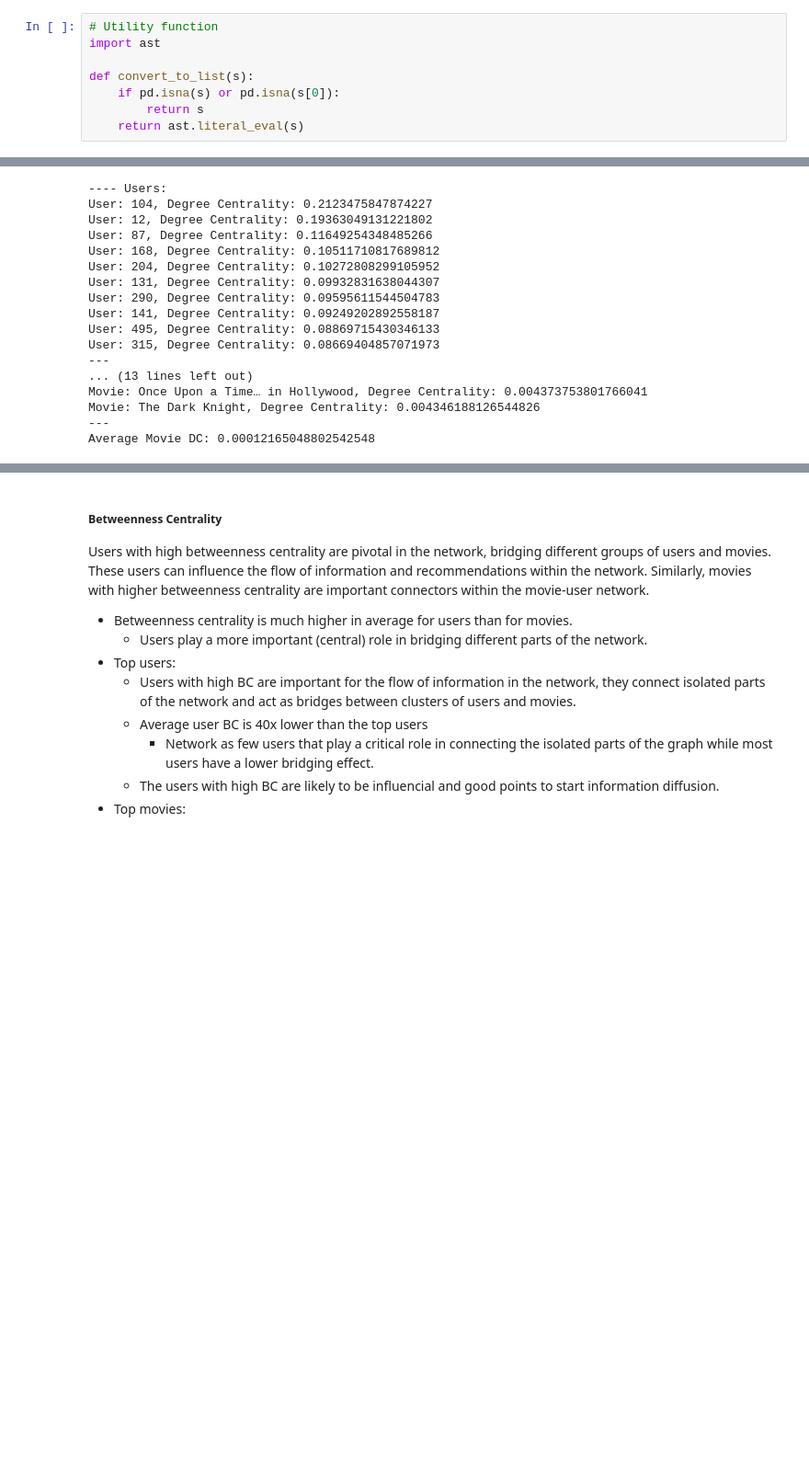
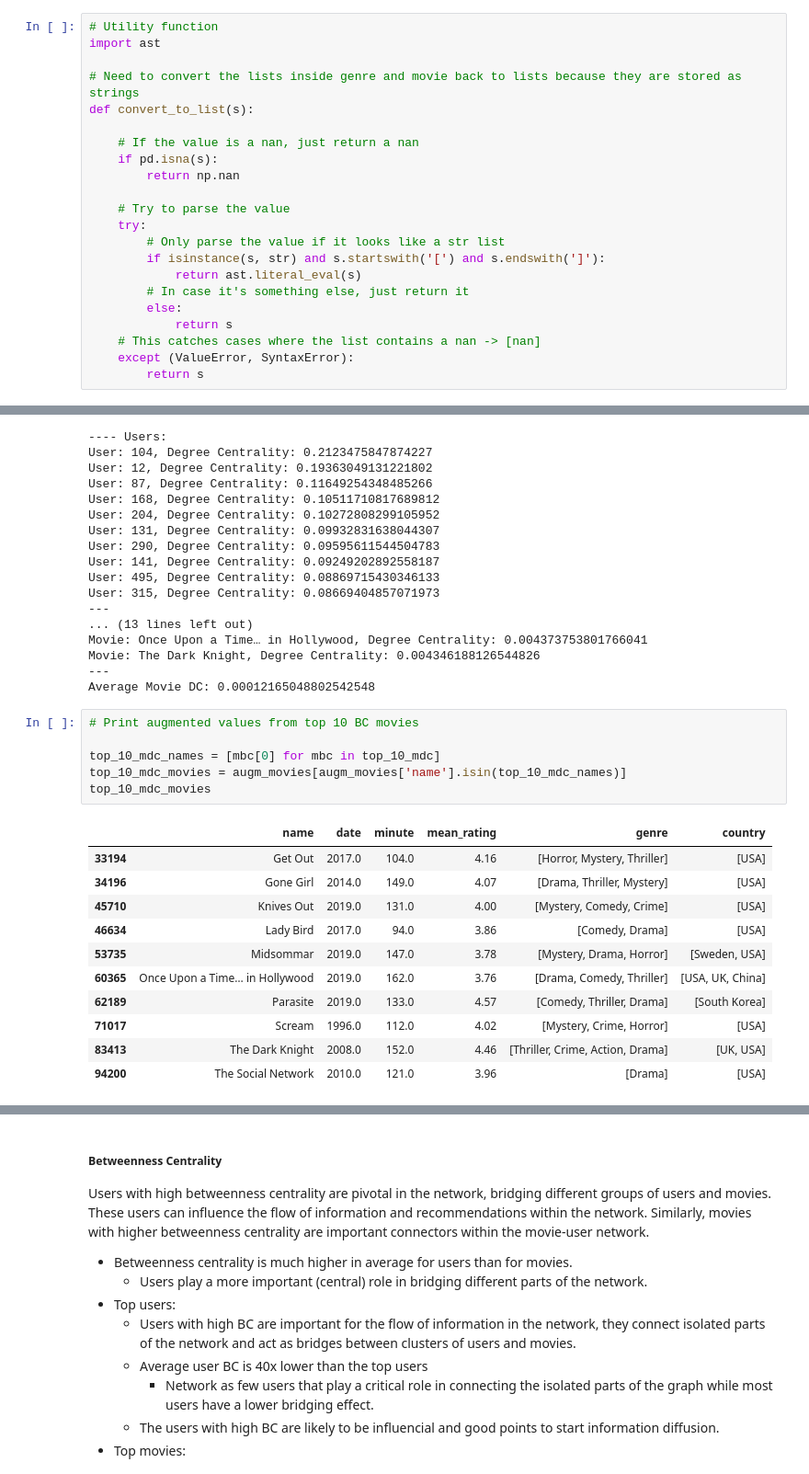
Before and after one commit to DiogoRoch/SMA-Lboxd, a Jupyter notebook: 5_Network_Exploration.ipynb, the cells around one changed output, grey strips where cells are left out. Shown at 92% size. Cells and saved outputs as stored; diff of their text form; blank space fills up the shorter version.

```diff
--- a/5_Network_Exploration.ipynb
+++ b/5_Network_Exploration.ipynb
@@ -15,11 +16,25 @@ import igraph as ig
-# %%
-# Utility function
-import ast
-
-def convert_to_list(s):
-    if pd.isna(s) or pd.isna(s[0]):
-        return s
-    return ast.literal_eval(s)
+# %%
+# Utility function
+import ast
+
+# Need to convert the lists inside genre and movie back to lists because they are stored as strings
+def convert_to_list(s):
+
+    # If the value is a nan, just return a nan
+    if pd.isna(s):
+        return np.nan
+
+    # Try to parse the value
+    try:
+        # Only parse the value if it looks like a str list
+        if isinstance(s, str) and s.startswith('[') and s.endswith(']'):
+            return ast.literal_eval(s)
+        # In case it's something else, just return it
+        else:
+            return s
+    # This catches cases where the list contains a nan -> [nan]
+    except (ValueError, SyntaxError):
+        return s
 # %%
 # Loading the data
 lboxd_path = './Data/lboxd_IDcoded.csv'
@@ -170,3 +182,21 @@ Movie: Once Upon a Time… in Hollywood, Degree Centrality: 0.004373753801766041
 Movie: The Dark Knight, Degree Centrality: 0.004346188126544826
 ---
 Average Movie DC: 0.00012165048802542548
+# %%
+# Print augmented values from top 10 BC movies
+
+top_10_mdc_names = [mbc[0] for mbc in top_10_mdc]
+top_10_mdc_movies = augm_movies[augm_movies['name'].isin(top_10_mdc_names)]
+top_10_mdc_movies
+# %% [output]
+|  | name | date | minute | mean_rating | genre | country |
+| 33194 | Get Out | 2017.0 | 104.0 | 4.16 | [Horror, Mystery, Thriller] | [USA] |
+| 34196 | Gone Girl | 2014.0 | 149.0 | 4.07 | [Drama, Thriller, Mystery] | [USA] |
+| 45710 | Knives Out | 2019.0 | 131.0 | 4.00 | [Mystery, Comedy, Crime] | [USA] |
+| 46634 | Lady Bird | 2017.0 | 94.0 | 3.86 | [Comedy, Drama] | [USA] |
+| 53735 | Midsommar | 2019.0 | 147.0 | 3.78 | [Mystery, Drama, Horror] | [Sweden, USA] |
+| 60365 | Once Upon a Time… in Hollywood | 2019.0 | 162.0 | 3.76 | [Drama, Comedy, Thriller] | [USA, UK, China] |
+| 62189 | Parasite | 2019.0 | 133.0 | 4.57 | [Comedy, Thriller, Drama] | [South Korea] |
+| 71017 | Scream | 1996.0 | 112.0 | 4.02 | [Mystery, Crime, Horror] | [USA] |
+| 83413 | The Dark Knight | 2008.0 | 152.0 | 4.46 | [Thriller, Crime, Action, Drama] | [UK, USA] |
+| 94200 | The Social Network | 2010.0 | 121.0 | 3.96 | [Drama] | [USA] |
```
Also changed, not shown: parts of 9 cells of this notebook.
